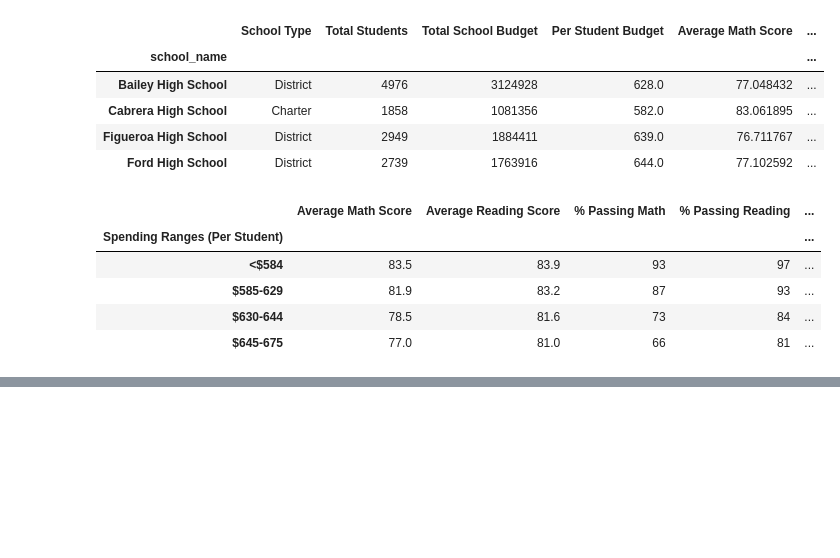
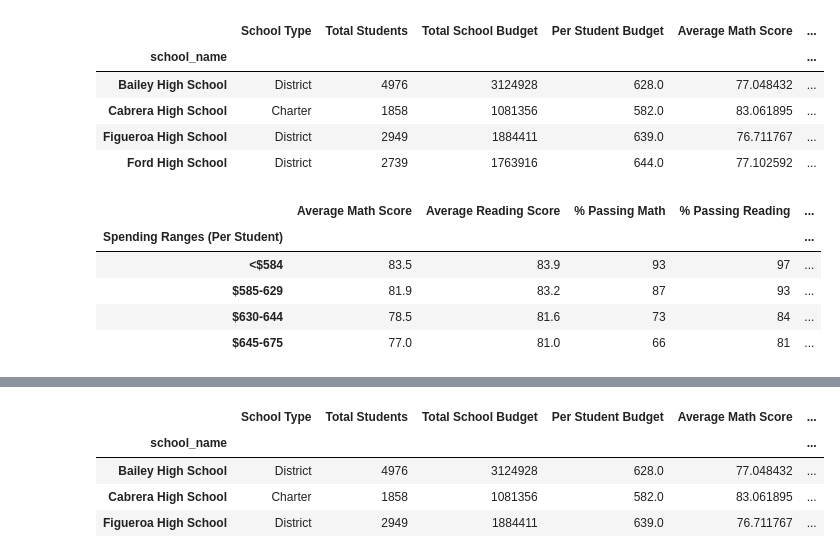
Before and after one commit to StephanieAShulman/Python_Pandas, a Jupyter notebook: PyCitySchools_Original_Pt2.ipynb, the cells around one changed output, grey strips where cells are left out. Cells and saved outputs as stored; diff of their text form; code cells hidden in the pictures; blank space fills up the shorter version.

Commit message:
Scores by schoool size

```diff
--- a/PyCitySchools_Original_Pt2.ipynb
+++ b/PyCitySchools_Original_Pt2.ipynb
@@ -480,0 +505,16 @@ spending_summary_df
+# %%
+# STEP 1: Group schools based on size
+# Establish bin sizes
+size_bins = [0, 1000, 2000, 5000]
+group_names = ["Small (<1000)", "Medium (1000-2000)", "Large (2000-5000)"]
+
+# Create a new school size column in df where schools are cut, sorted and grouped by total student size
+per_school_summary_df["School Size"] = pd.cut(per_school_summary_df["Total Students"], size_bins, labels=group_names)
+
+per_school_summary_df.head(3)
+# %% [output]
+|  | School Type | Total Students | Total School Budget | Per Student Budget | Average Math Score | ... |
+| school_name |  |  |  |  |  | ... |
+| Bailey High School | District | 4976 | 3124928 | 628.0 | 77.048432 | ... |
+| Cabrera High School | Charter | 1858 | 1081356 | 582.0 | 83.061895 | ... |
+| Figueroa High School | District | 2949 | 1884411 | 639.0 | 76.711767 | ... |
```
Also changed, not shown: parts of 8 cells of this notebook.
